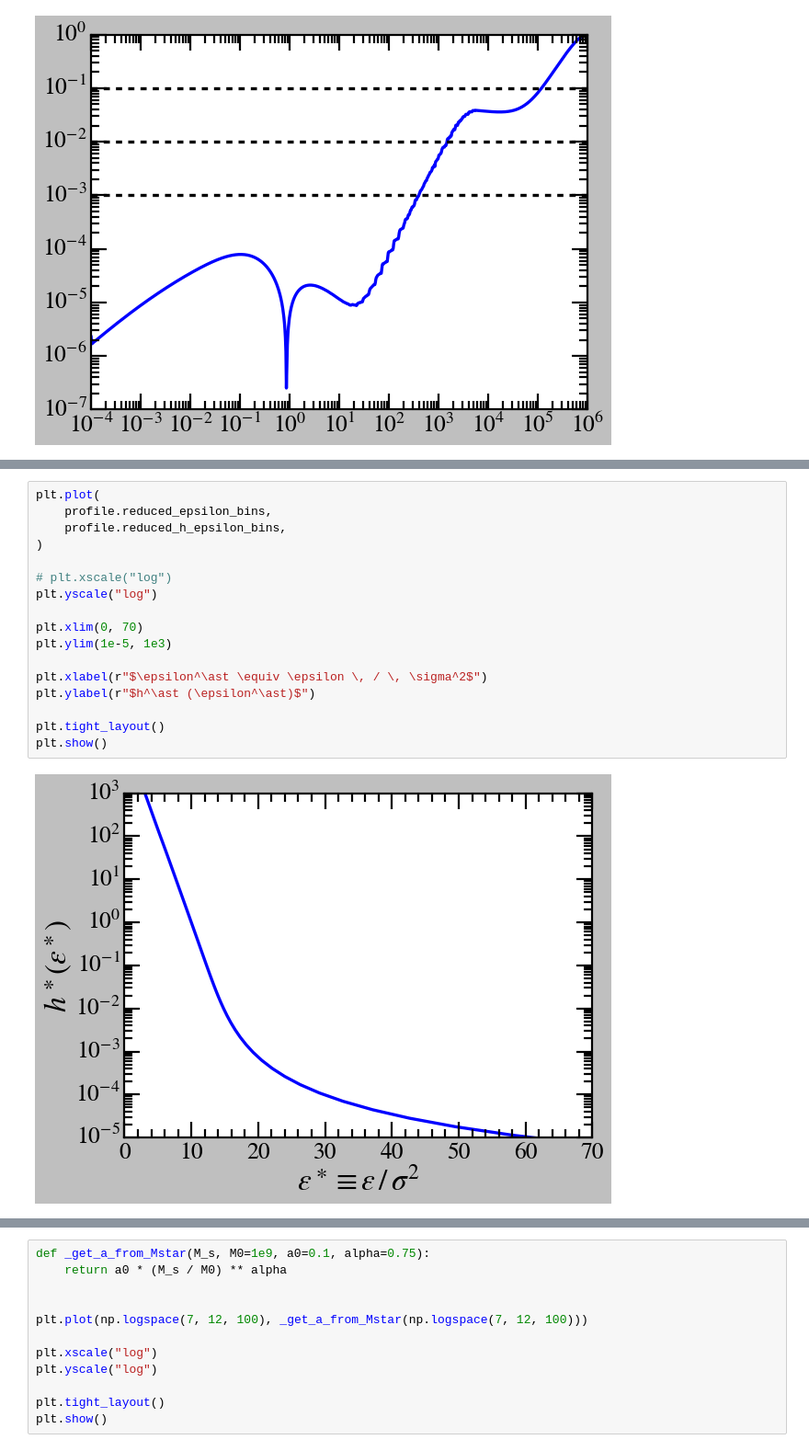
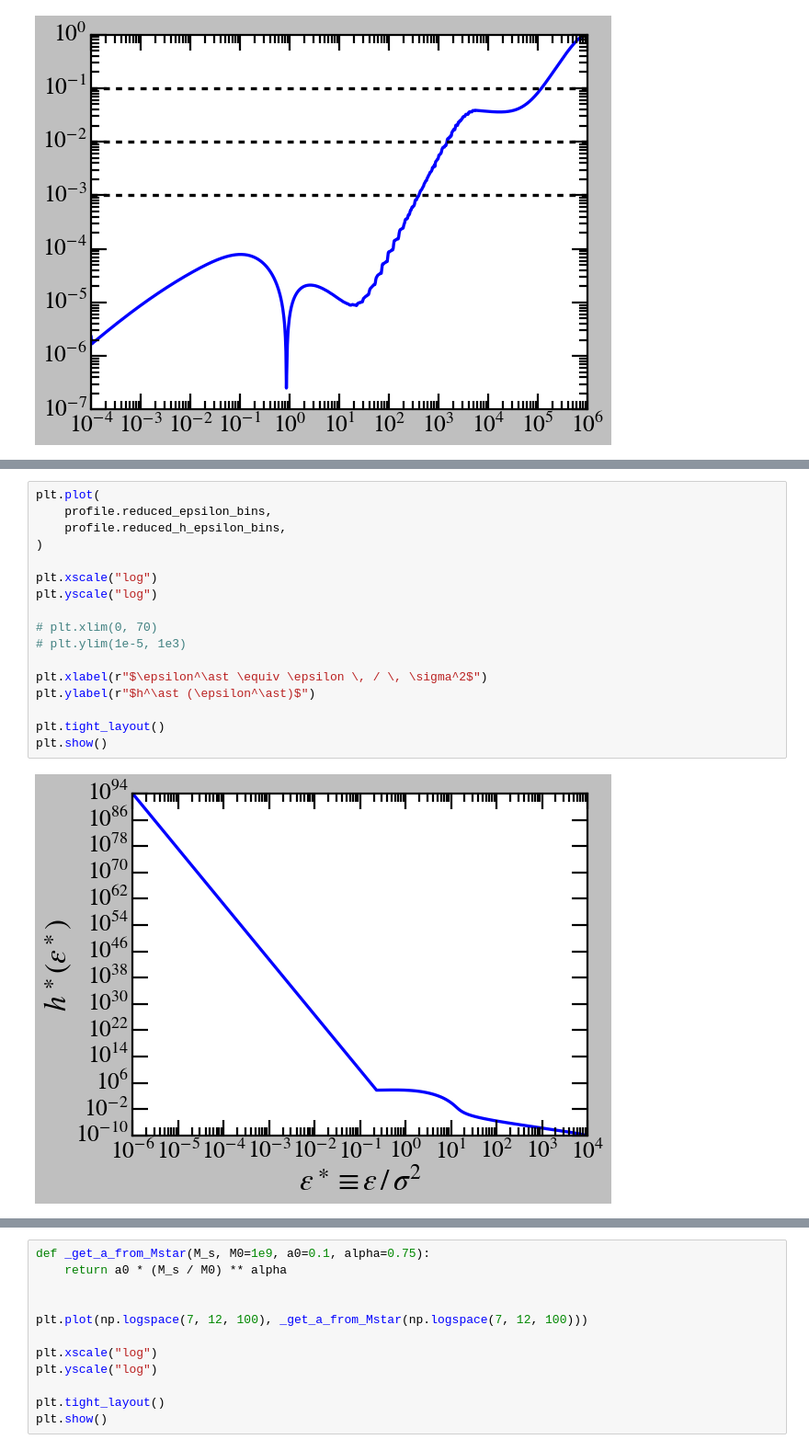
Before and after one commit to vinh-qtran/TidalDisruptionLRD, a Jupyter notebook: nbs/test.ipynb, the cells around one changed output, grey strips where cells are left out. Shown at 92% size. Drawn from its saved outputs; the diff is of its cells as text.

```diff
--- a/nbs/test.ipynb
+++ b/nbs/test.ipynb
@@ -95,20 +82,20 @@ plt.show()
 # %%
 plt.plot(
     profile.reduced_epsilon_bins,
     profile.reduced_h_epsilon_bins,
 )
 
-# plt.xscale("log")
+plt.xscale("log")
 plt.yscale("log")
 
-plt.xlim(0, 70)
-plt.ylim(1e-5, 1e3)
+# plt.xlim(0, 70)
+# plt.ylim(1e-5, 1e3)
 
 plt.xlabel(r"$\epsilon^\ast \equiv \epsilon \, / \, \sigma^2$")
 plt.ylabel(r"$h^\ast (\epsilon^\ast)$")
 
 plt.tight_layout()
 plt.show()
 # %% [output]
-[figure, old version]
+[figure, new version]
 # %%
```
Also changed, not shown: parts of 8 cells of this notebook, 3 other files.
